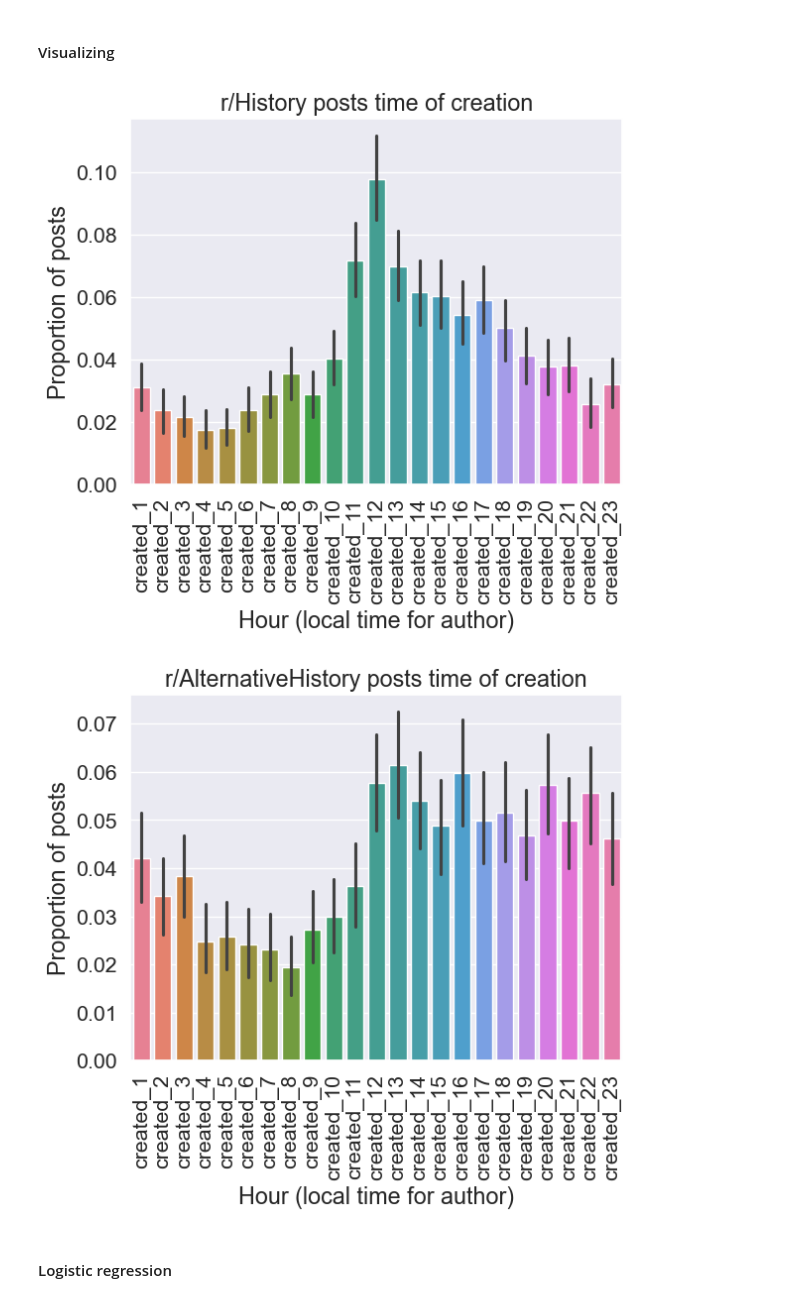
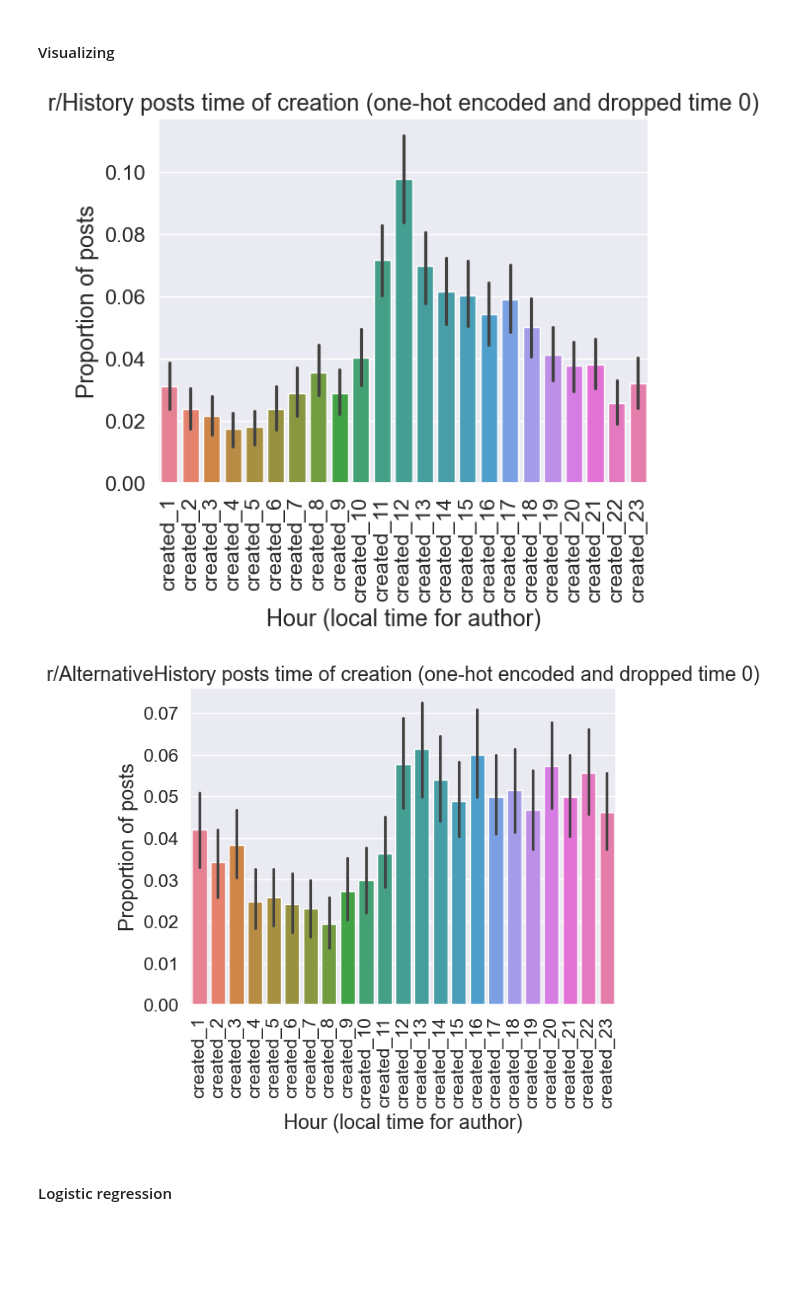
Before and after one commit to leonardo-blas/r-history-and-r-alternativehistory-post-classifier, a Jupyter notebook: code/Preprocessing and modelling.ipynb, the cells around one changed output. Drawn from its saved outputs; the diff is of its cells as text; code cells hidden in the pictures; blank space fills up the shorter version.

Commit message:
fixing presentation graphics

```diff
--- a/code/Preprocessing and modelling.ipynb
+++ b/code/Preprocessing and modelling.ipynb
@@ -182,7 +182,7 @@ created_transformer = ColumnTransformer(
 Next, we encode our transformed column.
 # %%
 created_encoder = ColumnTransformer(
-    [("created_encoder", OneHotEncoder(drop="first", sparse_output=False, categories=[[i for i in range(0, 24)]]), ["created"])],
+    [("created_encoder", OneHotEncoder(drop="first", sparse_output=False, categories=[[i for i in range(24)]]), ["created"])],
     remainder="passthrough", verbose_feature_names_out=False
 ).set_output(transform="pandas")
 # %%
@@ -512,22 +512,22 @@ X_train, X_test, y_train, y_test = train_test_split(time_of_day.drop(columns=["s
 #### Visualizing
 # %%
 sns.barplot(history_time_of_day)
-plt.title("r/History posts time of creation")
+plt.title("r/History posts time of creation (one-hot encoded and dropped time 0)")
 plt.xlabel("Hour (local time for author)")
 plt.ylabel("Proportion of posts")
 plt.xticks(rotation=90)
 plt.savefig("../images/history_creation_time.png", bbox_inches="tight");
 # %% [output]
-[figure, old version]
+[figure, new version]
 # %%
 sns.barplot(alternative_history_time_of_day)
-plt.title("r/AlternativeHistory posts time of creation")
+plt.title("r/AlternativeHistory posts time of creation (one-hot encoded and dropped time 0)")
 plt.xlabel("Hour (local time for author)")
 plt.ylabel("Proportion of posts")
 plt.xticks(rotation=90)
 plt.savefig("../images/alternative_history_creation_time.png", bbox_inches="tight");
 # %% [output]
-[figure, old version]
+[figure, new version]
 # %% [markdown]
 #### Logistic regression
 # %%
```
Also changed, not shown: parts of 7 cells of this notebook, 8 other files.
